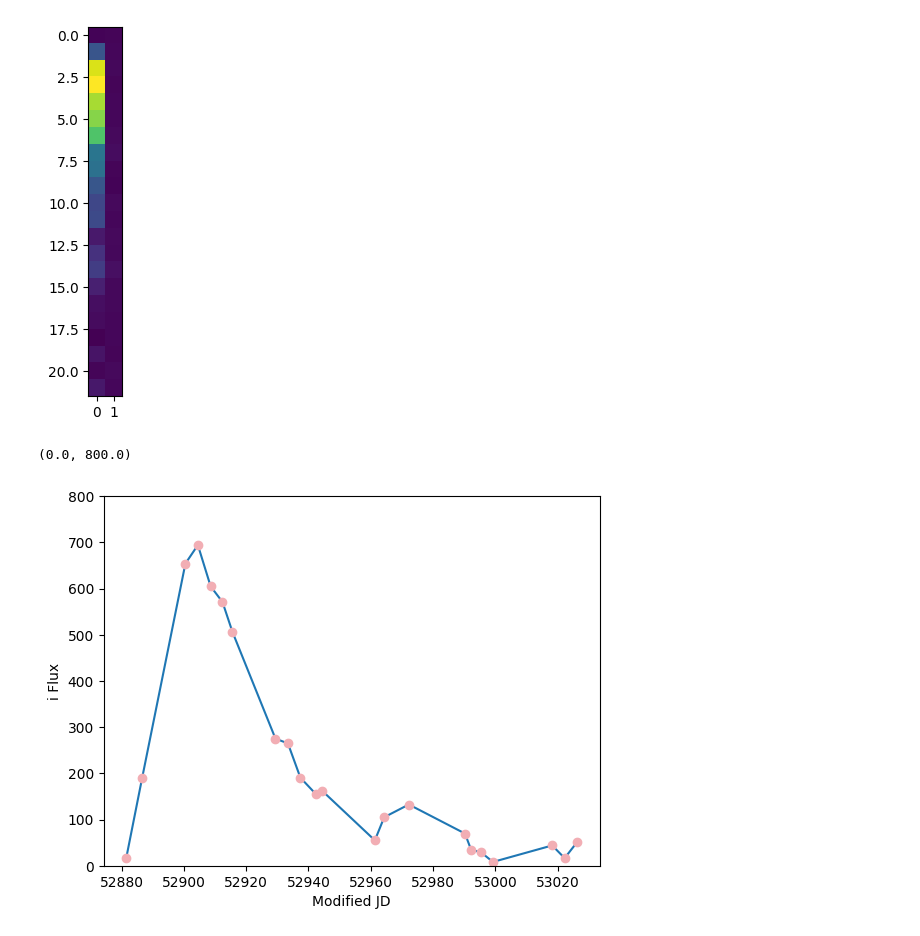
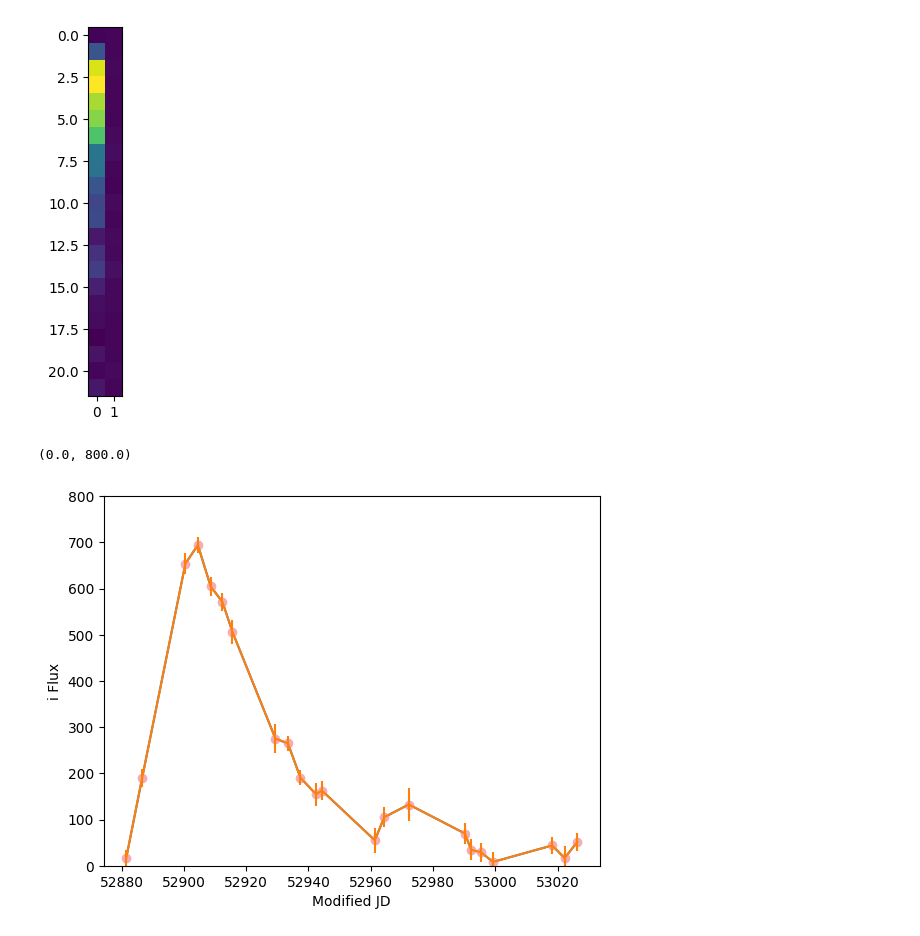
Before and after one commit to nden/astropy_bg_2023, a Jupyter notebook: INTRO/Day1_Morning.ipynb, the cells around one changed output. Drawn from its saved outputs; the diff is of its cells as text; code cells hidden in the pictures.

```diff
--- a/INTRO/Day1_Morning.ipynb
+++ b/INTRO/Day1_Morning.ipynb
@@ -213,11 +213,12 @@ image = plt.imshow(data[:,1:])
 # %%
 mjd = data[:,0]
 flux = data[:,1]
 plt.plot(mjd, flux)
 plt.plot(mjd, flux, 'o', color='#f2aeb4')
+plt.errorbar(mjd, flux, yerr=data[:,2])
 plt.xlabel('Modified JD')
 plt.ylabel('i Flux')
 plt.ylim([0,800])
 # %% [output]
 (0.0, 800.0)
-[figure, old version]
+[figure, new version]
```
Also changed, not shown: parts of 11 cells of this notebook.
